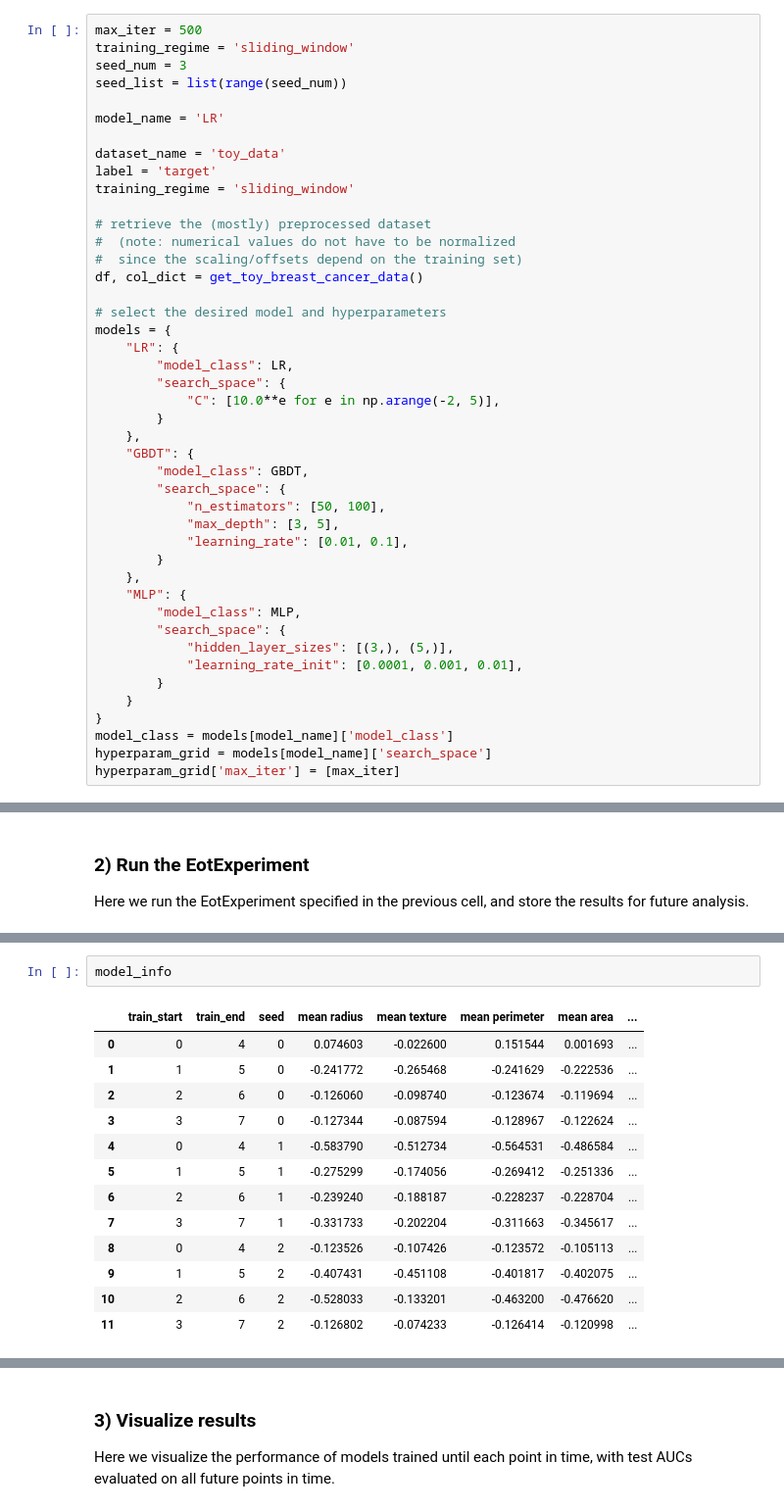
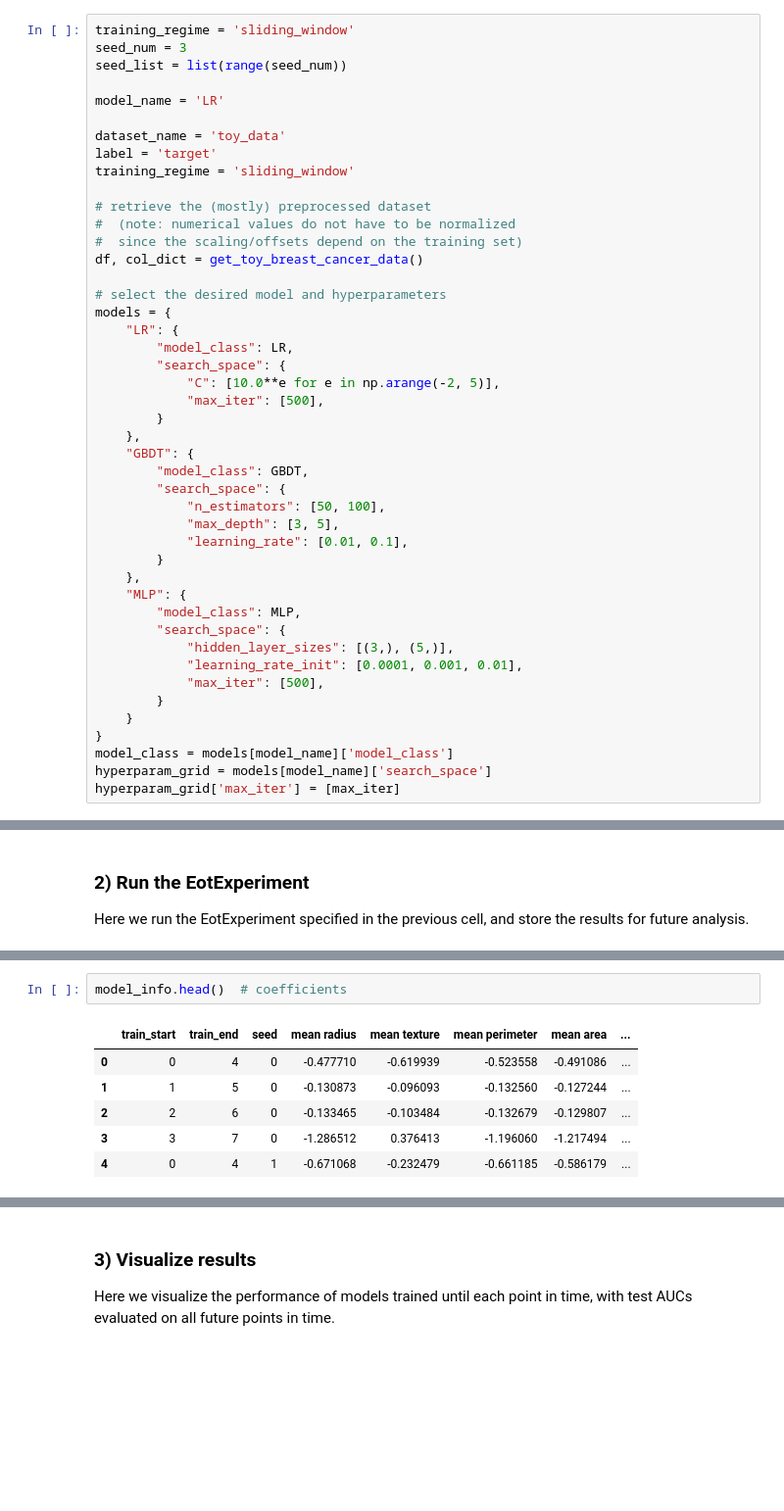
Before and after one commit to acmi-lab/EvaluationOverTime, a Jupyter notebook: tutorial.ipynb, the cells around one changed output, grey strips where cells are left out. Shown at 98% size. Cells and saved outputs as stored; diff of their text form; blank space fills up the shorter version.

```diff
--- a/tutorial.ipynb
+++ b/tutorial.ipynb
@@ -53,7 +53,6 @@ As in any typical machine learning experiment, we must specify:
 
 2. The model class of in interest and its hyperparameter search space
 # %%
-max_iter = 500
 training_regime = 'sliding_window'
 seed_num = 3
 seed_list = list(range(seed_num))
@@ -75,6 +74,7 @@ models = {
         "model_class": LR,
         "search_space": {
             "C": [10.0**e for e in np.arange(-2, 5)],
+            "max_iter": [500],
         }
     },
     "GBDT": {
@@ -90,6 +90,7 @@ models = {
         "search_space": {
             "hidden_layer_sizes": [(3,), (5,)],
             "learning_rate_init": [0.0001, 0.001, 0.01],
+            "max_iter": [500],
         }
     }
 }
@@ -189,16 +183,9 @@ len(model_info)
 # %%
-model_info
+model_info.head()  # coefficients
 # %% [output]
 |  | train_start | train_end | seed | mean radius | mean texture | mean perimeter | mean area | ... |
-| 0 | 0 | 4 | 0 | 0.074603 | -0.022600 | 0.151544 | 0.001693 | ... |
-| 1 | 1 | 5 | 0 | -0.241772 | -0.265468 | -0.241629 | -0.222536 | ... |
-| 2 | 2 | 6 | 0 | -0.126060 | -0.098740 | -0.123674 | -0.119694 | ... |
-| 3 | 3 | 7 | 0 | -0.127344 | -0.087594 | -0.128967 | -0.122624 | ... |
-| 4 | 0 | 4 | 1 | -0.583790 | -0.512734 | -0.564531 | -0.486584 | ... |
-| 5 | 1 | 5 | 1 | -0.275299 | -0.174056 | -0.269412 | -0.251336 | ... |
-| 6 | 2 | 6 | 1 | -0.239240 | -0.188187 | -0.228237 | -0.228704 | ... |
-| 7 | 3 | 7 | 1 | -0.331733 | -0.202204 | -0.311663 | -0.345617 | ... |
-| 8 | 0 | 4 | 2 | -0.123526 | -0.107426 | -0.123572 | -0.105113 | ... |
-| 9 | 1 | 5 | 2 | -0.407431 | -0.451108 | -0.401817 | -0.402075 | ... |
-| 10 | 2 | 6 | 2 | -0.528033 | -0.133201 | -0.463200 | -0.476620 | ... |
-| 11 | 3 | 7 | 2 | -0.126802 | -0.074233 | -0.126414 | -0.120998 | ... |
+| 0 | 0 | 4 | 0 | -0.477710 | -0.619939 | -0.523558 | -0.491086 | ... |
+| 1 | 1 | 5 | 0 | -0.130873 | -0.096093 | -0.132560 | -0.127244 | ... |
+| 2 | 2 | 6 | 0 | -0.133465 | -0.103484 | -0.132679 | -0.129807 | ... |
+| 3 | 3 | 7 | 0 | -1.286512 | 0.376413 | -1.196060 | -1.217494 | ... |
+| 4 | 0 | 4 | 1 | -0.671068 | -0.232479 | -0.661185 | -0.586179 | ... |
```
Also changed, not shown: parts of 17 cells of this notebook, 1 other file.
